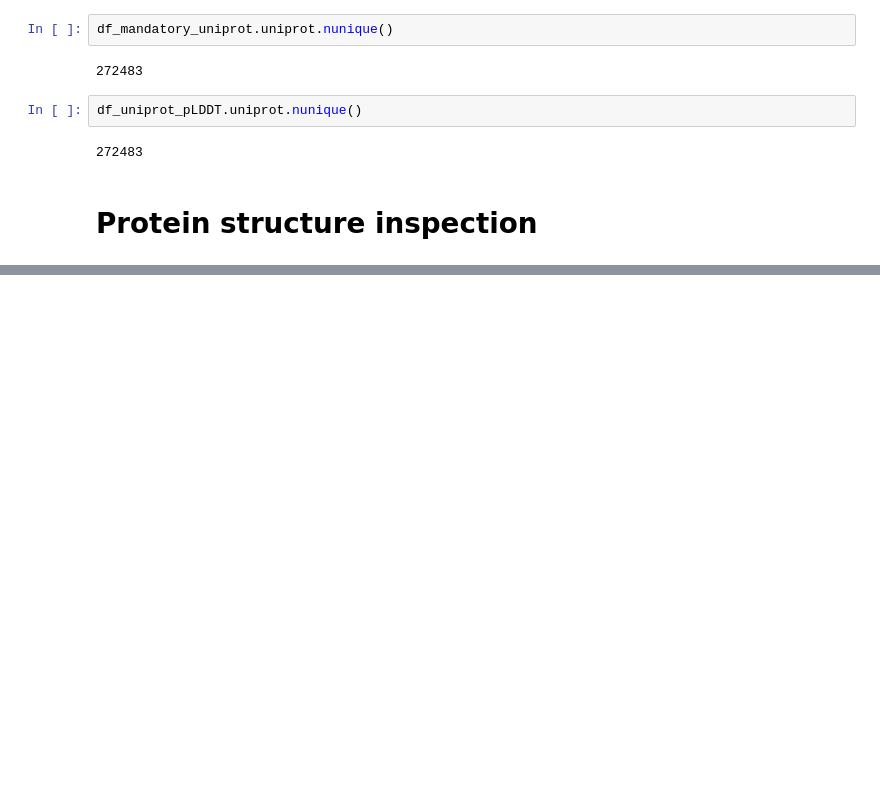
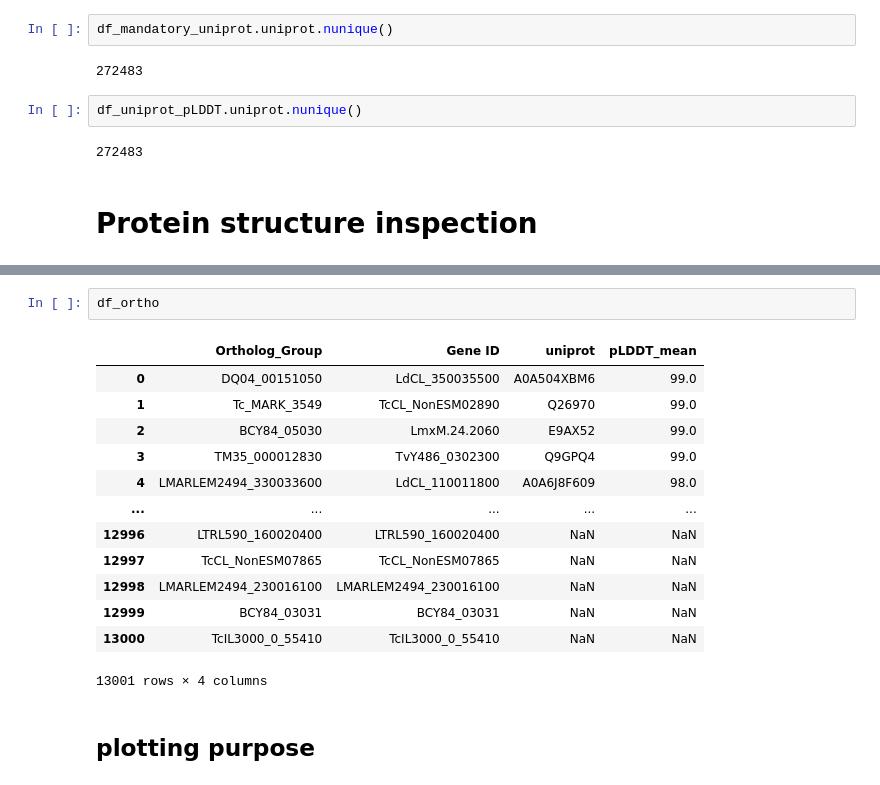
Before and after one commit to JuanTrinidad/ASC, a Jupyter notebook: workflow/notebooks/Data_inspection/1_cluster_inspection_plus_pLDDTdistribution.ipynb, the cells around one changed output, grey strips where cells are left out. Saved outputs shown, nothing was run; the diff lists cells and outputs as text; blank space fills up the shorter version.

```diff
--- a/workflow/notebooks/Data_inspection/1_cluster_inspection_plus_pLDDTdistribution.ipynb
+++ b/workflow/notebooks/Data_inspection/1_cluster_inspection_plus_pLDDTdistribution.ipynb
@@ -98,0 +85,18 @@ ortho_g_count = df_gene_information.groupby('Ortholog Group').size().to_frame()
+# %%
+df_ortho
+# %% [output]
+|  | Ortholog_Group | Gene ID | uniprot | pLDDT_mean |
+| 0 | DQ04_00151050 | LdCL_350035500 | A0A504XBM6 | 99.0 |
+| 1 | Tc_MARK_3549 | TcCL_NonESM02890 | Q26970 | 99.0 |
+| 2 | BCY84_05030 | LmxM.24.2060 | E9AX52 | 99.0 |
+| 3 | TM35_000012830 | TvY486_0302300 | Q9GPQ4 | 99.0 |
+| 4 | LMARLEM2494_330033600 | LdCL_110011800 | A0A6J8F609 | 98.0 |
+| ... | ... | ... | ... | ... |
+| 12996 | LTRL590_160020400 | LTRL590_160020400 | NaN | NaN |
+| 12997 | TcCL_NonESM07865 | TcCL_NonESM07865 | NaN | NaN |
+| 12998 | LMARLEM2494_230016100 | LMARLEM2494_230016100 | NaN | NaN |
+| 12999 | BCY84_03031 | BCY84_03031 | NaN | NaN |
+| 13000 | TcIL3000_0_55410 | TcIL3000_0_55410 | NaN | NaN |
+13001 rows × 4 columns
+# %% [markdown]
+## plotting purpose
```
Also changed, not shown: parts of 40 cells of this notebook, 37 other files.
